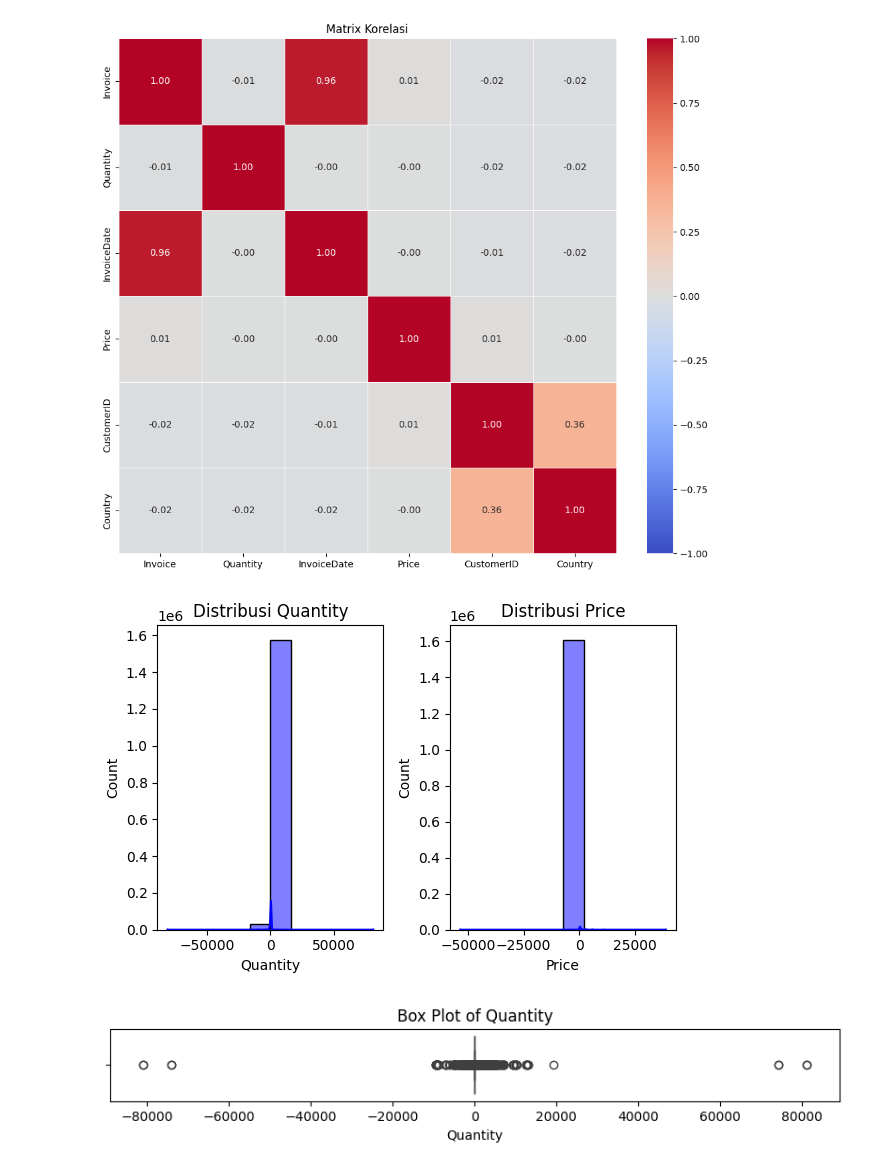
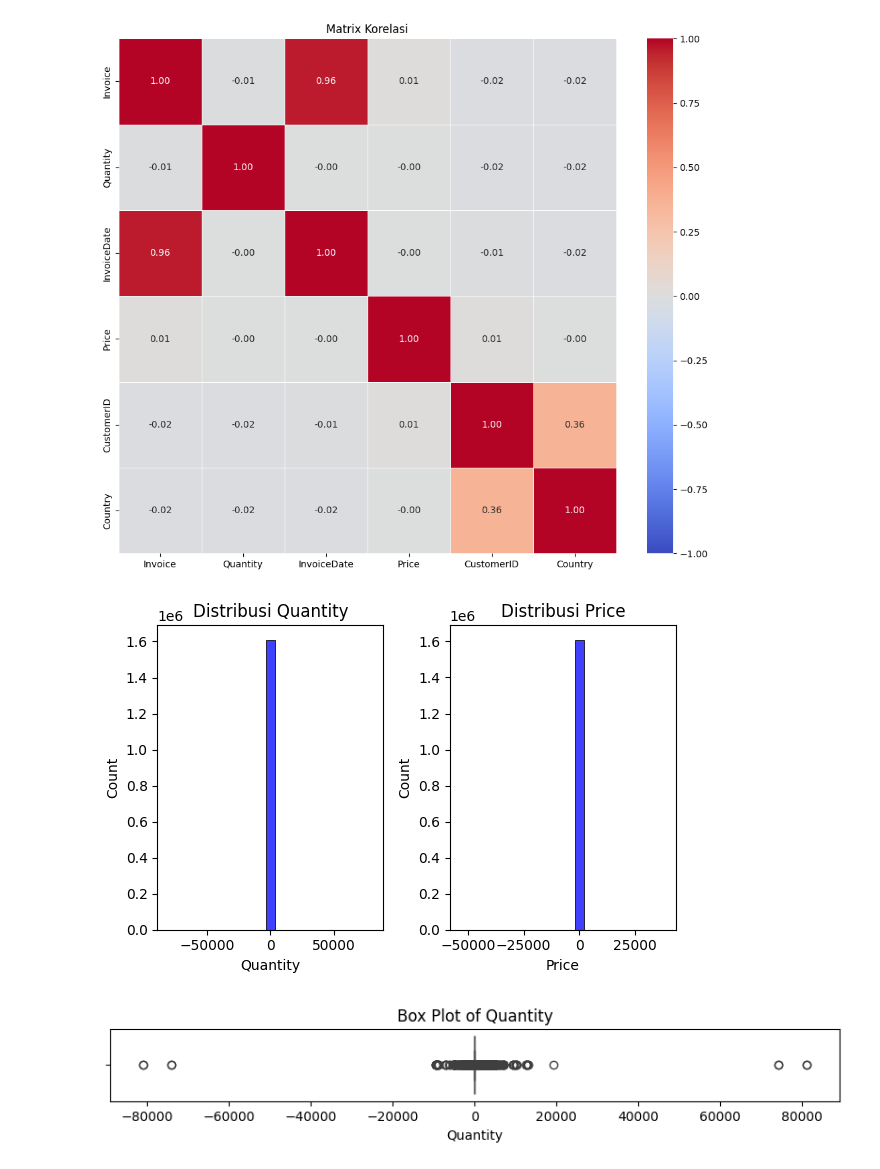
Before and after one commit to ShiftorTheOrca/asah-capstone, a Jupyter notebook: Asah_Fetch_A25_CS328.ipynb, the cells around one changed output. Saved outputs shown, nothing was run; the diff lists cells and outputs as text; code cells hidden in the pictures.

```diff
--- a/Asah_Fetch_A25_CS328.ipynb
+++ b/Asah_Fetch_A25_CS328.ipynb
@@ -152,15 +158,15 @@ plt.show()
 # %%
 column_display = ['Quantity', 'Price']
 plt.figure(figsize=(6, 4))
 
 for i, column in enumerate(column_display, 1):
   plt.subplot(1, 2, i)
-  sns.histplot(df_all[column], bins=10, kde=True, color='blue')
+  sns.histplot(df_all[column], bins=25, color='blue')
   plt.title(f'Distribusi {column}')
 plt.tight_layout()
 plt.show()
 # %% [output]
-[figure, old version]
+[figure, new version]
 # %%
 numerik = ['Quantity', 'Price']
 for feature in numerik:
```
Also changed, not shown: parts of 18 cells of this notebook.
